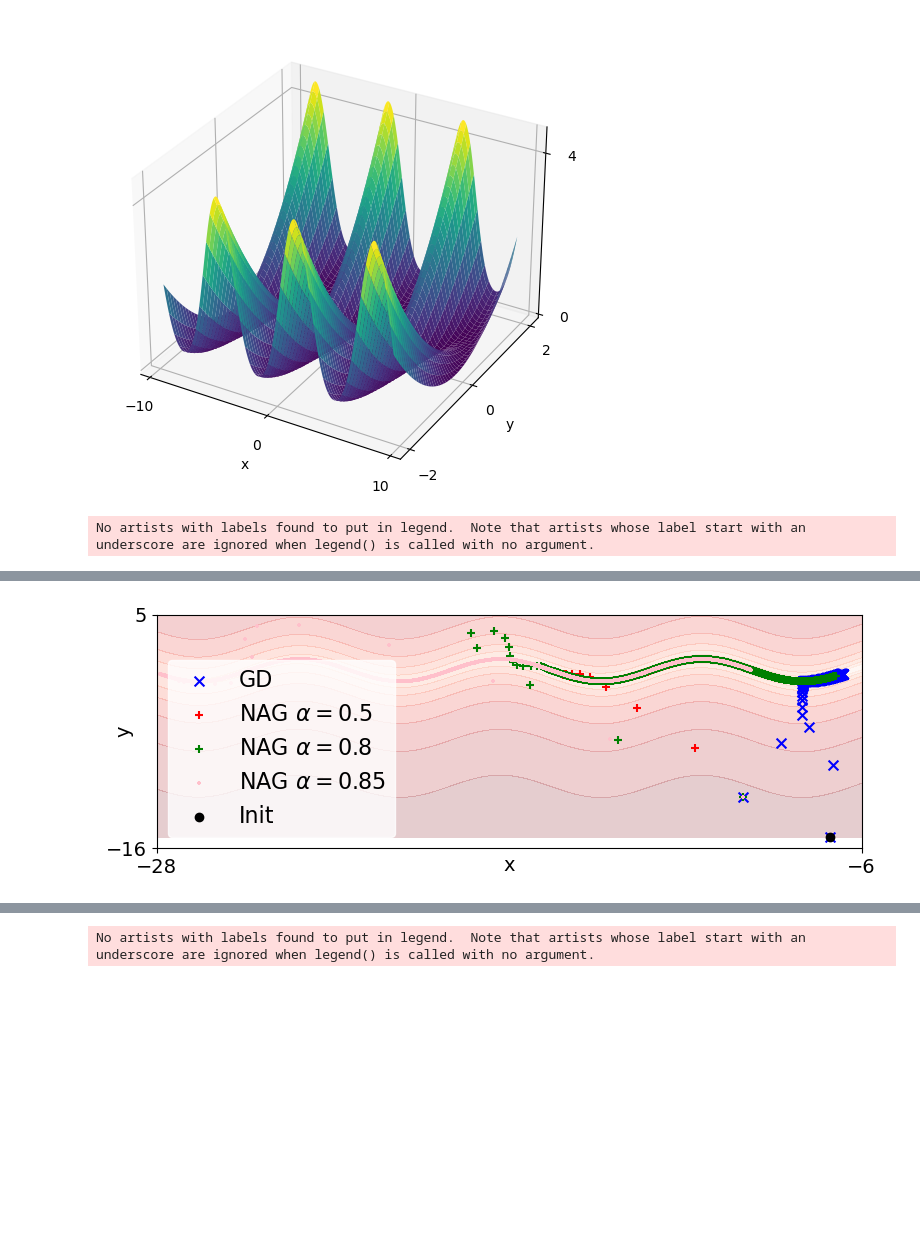
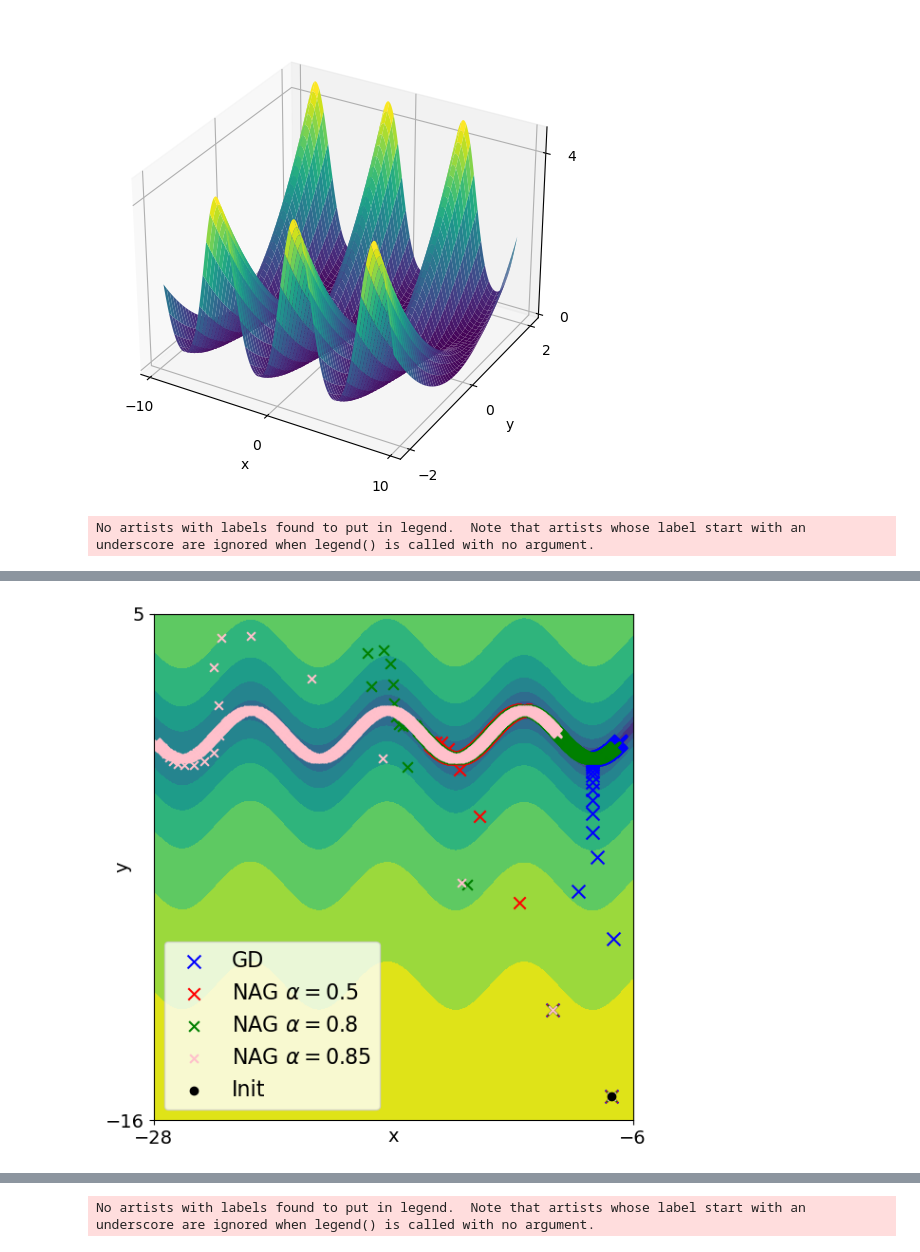
Before and after one commit to J-Hermant/Nesterov_Acceleration_Aiming_Condition, a Jupyter notebook: bad_corr_gd_better.ipynb, the cells around one changed output, grey strips where cells are left out. Saved outputs shown, nothing was run; the diff lists cells and outputs as text; code cells hidden in the pictures; blank space fills up the shorter version.

Commit message:
figures

```diff
--- a/bad_corr_gd_better.ipynb
+++ b/bad_corr_gd_better.ipynb
@@ -154,7 +157,7 @@ plt.figure(figsize=(6,6))
 
 
 x = np.linspace(-28, -6, 400)
-y = np.linspace(-15, 5, 400)
+y = np.linspace(-16, 5, 400)
 X, Y = np.meshgrid(x, y)
 # U,V = grad_F(X, Y,epsilon)
 
@@ -186,18 +189,18 @@ Z = F(X, Y,epsilon)
 #                 colors='black',
 #                 linewidths=1.2,
 #                 alpha=1-alpha)
-plt.figure(figsize=(8,3))
+# plt.figure(figsize=(8,3))
 fontsize_legend = 16
-plt.contourf(X, Y, np.log(Z), levels=10, cmap="Reds",alpha = 0.2)
+plt.contourf(X, Y, np.log(Z), levels=10, cmap="viridis")
 
 # plt.contour(X, Y, Z, levels=10, cmap="plasma")
 
 
 
-plt.scatter(x_gd[0, :], x_gd[1, :], s=50,c="blue", label="GD",marker="x")
-plt.scatter(x_nag_0[0, :], x_nag_0[1, :], s=40, label=r"NAG $\alpha = 0.5$", c='red',marker="+")
-plt.scatter(x_nag_1[0, :], x_nag_1[1, :], s=30, label=r"NAG $\alpha = 0.8$", c='green',marker="+")
-plt.scatter(x_nag_2[0, :], x_nag_2[1, :], s=10, label=r"NAG $\alpha = 0.85$", c='pink',marker="+")
+plt.scatter(x_gd[0, :], x_gd[1, :], s=100,c="blue", label="GD",marker="x")
+plt.scatter(x_nag_0[0, :], x_nag_0[1, :], s=80, label=r"NAG $\alpha = 0.5$", c='red',marker="x")
+plt.scatter(x_nag_1[0, :], x_nag_1[1, :], s=60, label=r"NAG $\alpha = 0.8$", c='green',marker="x")
+plt.scatter(x_nag_2[0, :], x_nag_2[1, :], s=40, label=r"NAG $\alpha = 0.85$", c='pink',marker="x")
 plt.scatter(x_gd[0, 0], x_gd[1, 0],color="black",label="Init")
 # plt.scatter(0, 0,color="yellow",label="Minimizer")
 plt.xlabel("x",fontsize =fontsize,labelpad=-15)
@@ -205,13 +208,15 @@ plt.xticks([-28,-6],fontsize =fontsize)
 plt.yticks([-16,5],fontsize =fontsize)
 plt.ylabel("y",fontsize =fontsize,labelpad=-20)
 # plt.title("Trajectoires GD vs NAG")
-plt.legend(edgecolor=(1,1,1),fontsize=fontsize_legend)
+# plt.legend(edgecolor=(1,1,1),fontsize=fontsize_legend)
+plt.legend(fontsize=fontsize_legend)
 # plt.grid(alpha=0.3)
 plt.tight_layout()
 plt.savefig("figures/toy_example_traj.pdf", dpi=300, bbox_inches="tight")
 
 # --- FIGURE 2 : convergence des valeurs de f ---
-plt.figure(figsize=(8,3))
+# plt.figure(figsize=(8,3))
+fig = plt.figure(figsize=(6,3))
 fontsize_legend = 16
 plt.plot(np.log(f_gd), label="GD",c="blue",lw=2)
 plt.plot(np.log(f_nag_0), label=r"NAG $\alpha = 0.5$", c='red',lw=2)
@@ -225,31 +230,77 @@ plt.ylabel("log(f)",fontsize =fontsize,labelpad=-20)
 plt.legend(edgecolor=(1,1,1),fontsize=fontsize_legend)
 # plt.grid(alpha=0.3)
 plt.tight_layout()
+
 plt.savefig("figures/toy_example_fonc.pdf", dpi=300, bbox_inches="tight")
 
-x = np.linspace(-3*np.pi, 3*np.pi, 400)
-y = np.linspace(-2, 2, 400)
+
+### PLOT SURFACE ###
+Bound_x = 2*np.pi
+Bound_y = 10
+x = np.linspace(-Bound_x,Bound_x, 400)
+y = np.linspace(-Bound_y, Bound_y, 400)
 epsilon = 0.001
 X, Y = np.meshgrid(x, y)
 Z = F(X, Y,epsilon)
 
 
 
+# fig = plt.figure(figsize=(6,6))
+# ax = fig.add_subplot(111, projection='3d')
+
+# ax.plot_surface(X, Y, Z, cmap='hsv', edgecolor='none')
+# ax.set_xticks([-10,0,10],fontsize =fontsize)
+# ax.set_yticks([-2,0,2],fontsize =fontsize)
+# ax.set_zticks([0,4],fontsize =fontsize)
+# ax.set_xlabel("x",fontsize =fontsize)
+# ax.set_ylabel("y",fontsize =fontsize)
+# ax.set_zlabel("F(x,y)",fontsize =fontsize,labelpad=-10)
+# plt.savefig("figures/toy_example_fig.pdf", dpi=300, bbox_inches="tight")
+
 fig = plt.figure(figsize=(6,6))
-ax = fig.add_subplot(111, projection='3d')
 
-ax.plot_surface(X, Y, Z, cmap='viridis', edgecolor='none')
-ax.set_xticks([-10,0,10],fontsize =fontsize)
-ax.set_yticks([-2,0,2],fontsize =fontsize)
-ax.set_zticks([0,4],fontsize =fontsize)
-ax.set_xlabel("x",fontsize =fontsize)
-ax.set_ylabel("y",fontsize =fontsize)
-ax.set_zlabel("F(x,y)",fontsize =fontsize,labelpad=-10)
+
+plt.contourf(X, Y, np.log(Z), cmap='viridis', edgecolor='none')
+cbar = plt.colorbar(ticks=[np.min(np.log(Z)), np.log(Z).max()])
+cbar.ax.set_yticklabels(["0", f"{np.max(np.log(Z)):.2f}"])
+cbar.set_label(r"$f$",fontsize = fontsize,labelpad=-15)
+x = np.linspace(-Bound_x, Bound_x, 25)
+y = np.linspace(-Bound_y, Bound_y, 25)
+X, Y = np.meshgrid(x, y)
+U,V = grad_F(X, Y,epsilon)
+
+# Z = F(X, Y,epsilon)
+plt.quiver(X, Y, -U,-V, angles="xy", color="blue")
+
+
+plt.scatter(0,0,color="r",marker = "+",label = "Unique Minimizer")
+plt.xticks([-Bound_x,Bound_x],fontsize =fontsize)
+plt.yticks([-Bound_y,Bound_y],fontsize =fontsize)
+# proxy = mpatches.FancyArrow(0,0,1,0, color="blue")
+plt.xlabel("x",fontsize =fontsize,labelpad=-15)
+plt.ylabel("y",fontsize =fontsize,labelpad=-20)
+arrow_proxy = Line2D(
+    [0], [0],
+    linestyle="None",                 # pas de ligne
+    marker=r"$\rightarrow$",          # flèche LaTeX
+    markersize=10,
+    color="blue",
+)
+a = plt.scatter(0,0,color="r",marker = "+",label = "Unique Minimizer")
+plt.legend([a,arrow_proxy], ["Unique Minimizer","Descent Direction"],fontsize=fontsize_legend,loc = "upper right")
+
+
+# ax.set_xticks([-10,0,10],fontsize =fontsize)
+# ax.set_yticks([-2,0,2],fontsize =fontsize)
+# ax.set_zticks([0,4],fontsize =fontsize)
+# ax.set_xlabel("x",fontsize =fontsize)
+# ax.set_ylabel("y",fontsize =fontsize)
+# ax.set_zlabel("F(x,y)",fontsize =fontsize,labelpad=-10)
 plt.savefig("figures/toy_example_fig.pdf", dpi=300, bbox_inches="tight")
 
-
 # --- FIGURE 2 : convergence des valeurs de f ---
-plt.figure(figsize=(8,3))
+# plt.figure(figsize=(8,3))
+fig = plt.figure(figsize=(6,3))
 fontsize_legend = 16
 # plt.plot(np.log(f_gd), label="GD",c="blue",lw=2)
 plt.plot(corr_0[0:1000], label=r"NAG $\alpha = 0.5$", c='red',lw=2)
@@ -291 +341 @@ No artists with labels found to put in legend.  Note that artists whose label st
-[figure, old version]
+[figure, new version]
```
Also changed, not shown: parts of 2 cells of this notebook, 4 other files.
